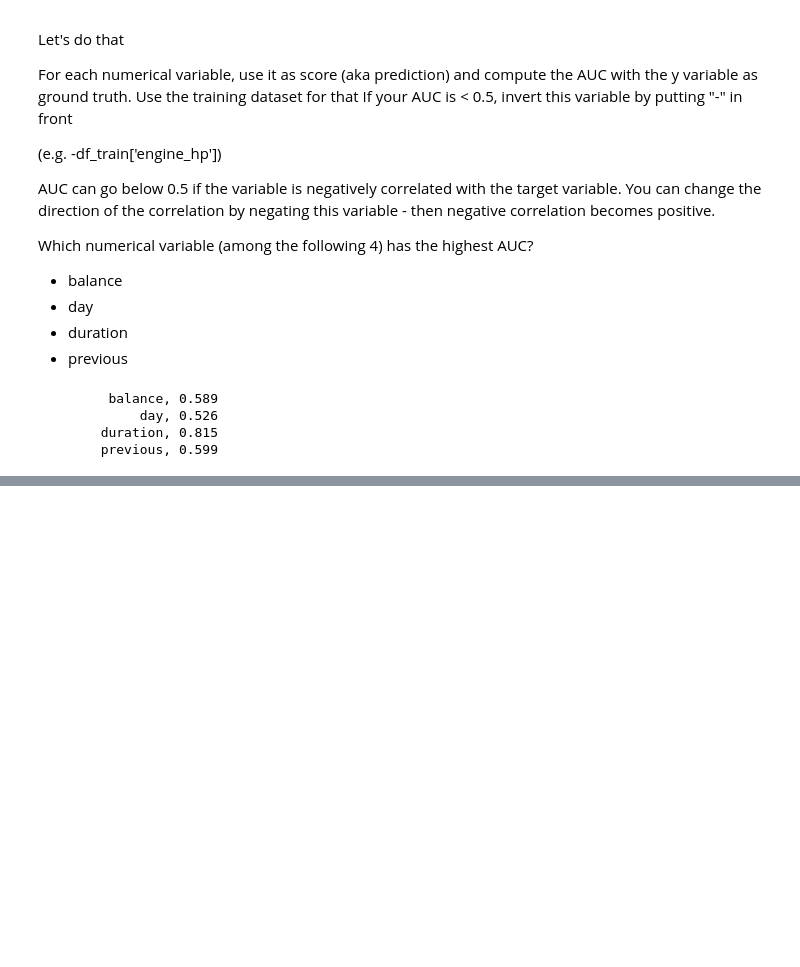
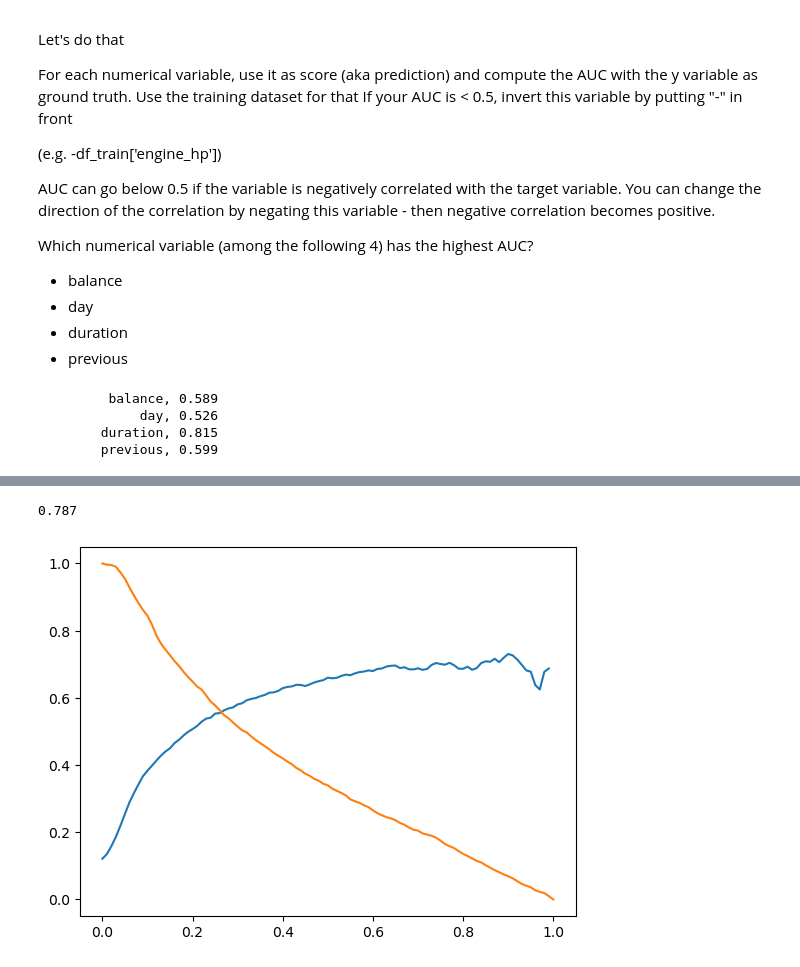
Before and after one commit to EduInarejos/MLZoomCamp, a Jupyter notebook: 04-evaluation/homework/homework.ipynb, the cells around one changed output, grey strips where cells are left out. Cells and saved outputs as stored; diff of their text form; code cells hidden in the pictures; blank space fills up the shorter version.

```diff
--- a/04-evaluation/homework/homework.ipynb
+++ b/04-evaluation/homework/homework.ipynb
@@ -44,3 +44,4 @@ Index(['age', 'job', 'marital', 'education', 'default', 'balance', 'housing',
 df = df_homework[['age', 'job', 'marital', 'education', 'balance', 'housing',
                   'contact', 'day', 'month', 'duration', 'campaign', 'pdays',
                   'previous', 'poutcome', 'y']]
+df['y'] = (df['y'] == 'yes').astype(int)
@@ -133,0 +153,8 @@ for c in list_options:
+# %%
+from sklearn.linear_model import LogisticRegression
+from sklearn.metrics import roc_auc_score
+model = LogisticRegression(solver='liblinear', C=1.0, max_iter=1000, random_state=42)
+model.fit(X_train, y_train)
+y_pred = model.predict(X_val)
+auc = roc_auc_score(y_pred, y_val)
+auc.round(3)
@@ -133,0 +177,10 @@ for c in list_options:
+# %%
+from sklearn.linear_model import LogisticRegression
+from sklearn.metrics import roc_auc_score
+model = LogisticRegression(solver='liblinear', C=1.0, max_iter=1000, random_state=42)
+model.fit(X_train, y_train)
+y_pred = model.predict_proba(X_val)[:, 1]
+auc = roc_auc_score((y_pred>=0.5), y_val)
+auc.round(3)
+# %% [output]
+0.787
@@ -133,0 +189,22 @@ for c in list_options:
+# %%
+actual_positive = (y_val == 1)
+actual_negative = (y_val == 0)
+
+thresholds = np.linspace(0, 1, 101)
+
+scores_p = []
+scores_r = []
+
+for t in thresholds:
+    predict_positive = (y_pred >= t)
+    predict_negative = (y_pred < t)
+    tp = (predict_positive & actual_positive).sum()
+    tn = (predict_negative & actual_negative).sum()
+
+    fp = (predict_positive & actual_negative).sum()
+    fn = (predict_negative & actual_positive).sum()
+
+    p = tp / (tp + fp)
+    r = tp / (tp + fn)
+    scores_p.append(p)
+    scores_r.append(r)
@@ -133,0 +213,6 @@ for c in list_options:
+# %%
+plt.plot(thresholds, scores_p, label = 'Precision')
+plt.plot(thresholds, scores_r, label = 'Recall')
+plt.show()
+# %% [output]
+[figure, added]
```
Also changed, not shown: parts of 17 cells of this notebook.
